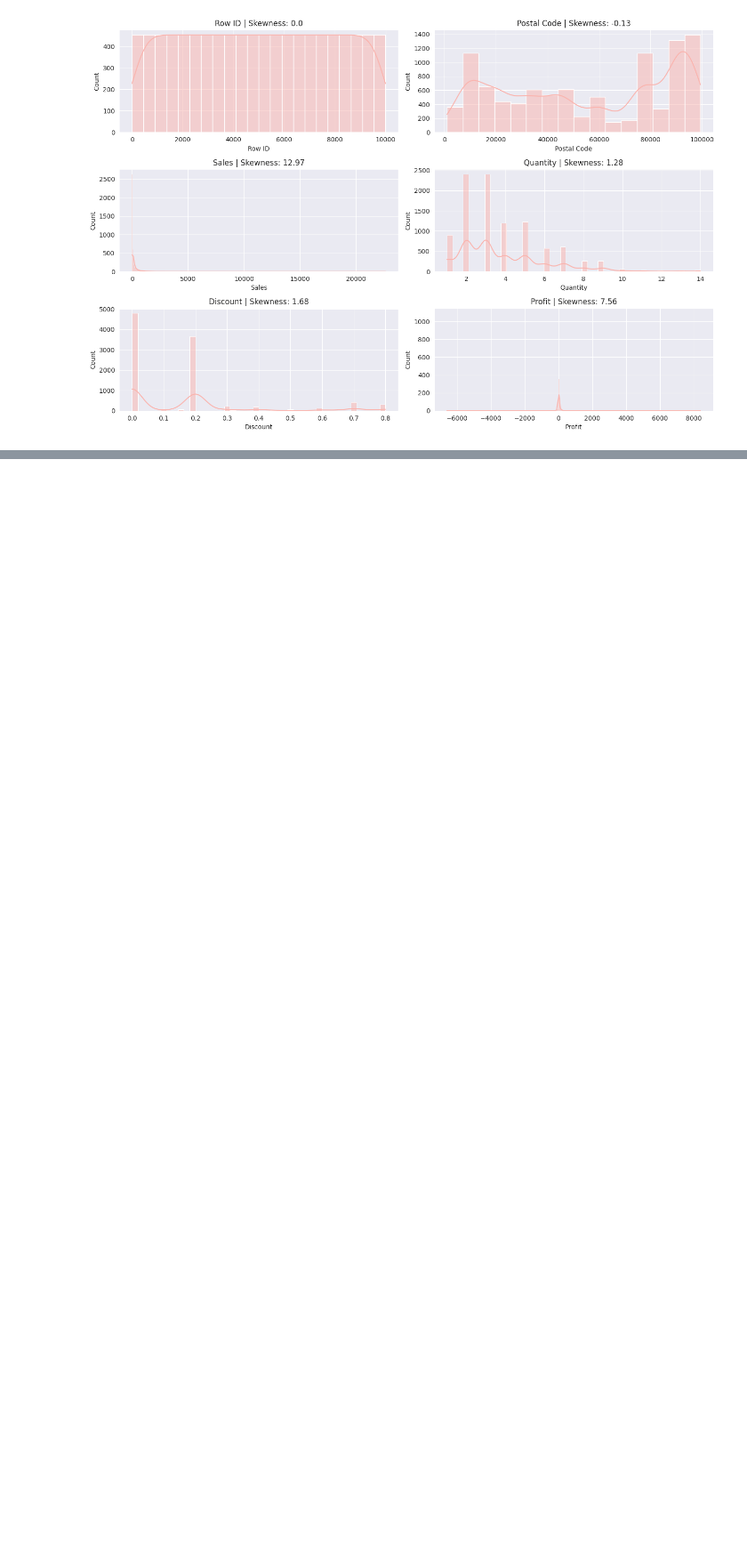
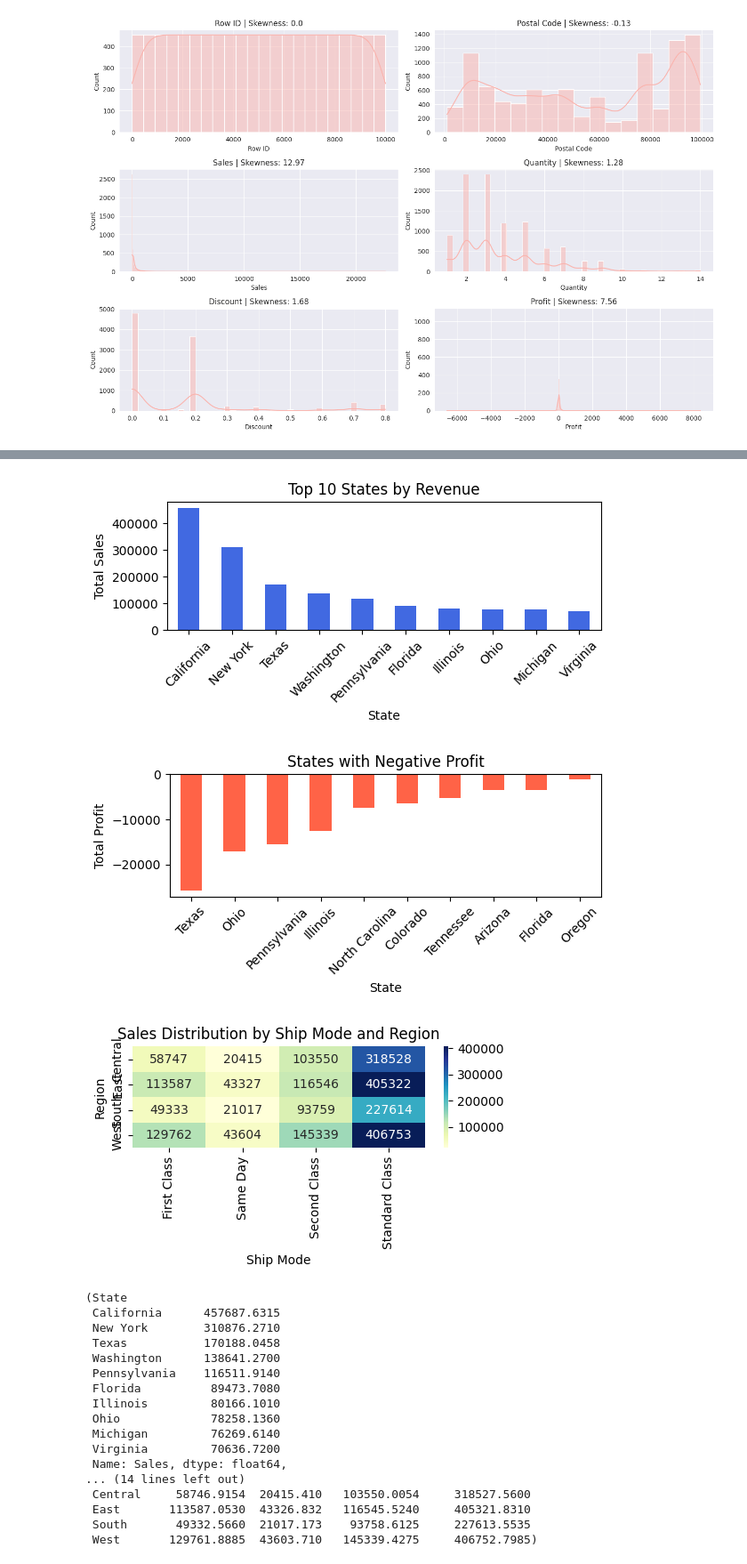
Before and after one commit to chaudharydhruv/Tops-Tech, a Jupyter notebook: Python/project/Eda_project.ipynb, the cells around one changed output, grey strips where cells are left out. Shown at 89% size. Drawn from its saved outputs; the diff is of its cells as text; code cells hidden in the pictures; blank space fills up the shorter version.

```diff
--- a/Python/project/Eda_project.ipynb
+++ b/Python/project/Eda_project.ipynb
@@ -102,0 +199,59 @@ plt.show()
+# %%
+#Geographic Trends
+
+# Top 10 states by revenue
+revenue_by_state = df.groupby("State")["Sales"].sum().sort_values(ascending=False).head(10)
+
+# States with negative profit (geographic areas losing money)
+loss_by_state = df.groupby("State")["Profit"].sum().sort_values()
+losing_states = loss_by_state[loss_by_state < 0]
+
+# Sales distribution by Shipping Mode and Region
+sales_by_ship_region = df.groupby(["Region", "Ship Mode"])["Sales"].sum().unstack().fillna(0)
+
+# Plot top revenue-generating states
+plt.figure(figsize=(6, 3))
+revenue_by_state.plot(kind="bar", color="royalblue", title="Top 10 States by Revenue")
+plt.ylabel("Total Sales")
+plt.xticks(rotation=45)
+plt.tight_layout()
+plt.show()
+
+# Plot states with negative profit
+plt.figure(figsize=(6, 3))
+losing_states.plot(kind="bar", color="tomato", title="States with Negative Profit")
+plt.ylabel("Total Profit")
+plt.xticks(rotation=45)
+plt.tight_layout()
+plt.show()
+
+# Heatmap for sales by shipping mode and region
+plt.figure(figsize=(5, 3))
+sns.heatmap(sales_by_ship_region, annot=True, fmt=".0f", cmap="YlGnBu")
+plt.title("Sales Distribution by Ship Mode and Region")
+plt.tight_layout()
+plt.show()
+
+# Return data for reference
+revenue_by_state, losing_states, sales_by_ship_region
+# %% [output]
+[figure, added]
+[figure, added]
+[figure, added]
+(State
+ California      457687.6315
+ New York        310876.2710
+ Texas           170188.0458
+ Washington      138641.2700
+ Pennsylvania    116511.9140
+ Florida          89473.7080
+ Illinois         80166.1010
+ Ohio             78258.1360
+ Michigan         76269.6140
+ Virginia         70636.7200
+ Name: Sales, dtype: float64,
+... (14 lines left out)
+ Central     58746.9154  20415.410   103550.0054     318527.5600
+ East       113587.0530  43326.832   116545.5240     405321.8310
+ South       49332.5660  21017.173    93758.6125     227613.5535
+ West       129761.8885  43603.710   145339.4275     406752.7985)
```
Also changed, not shown: parts of 5 cells of this notebook.
